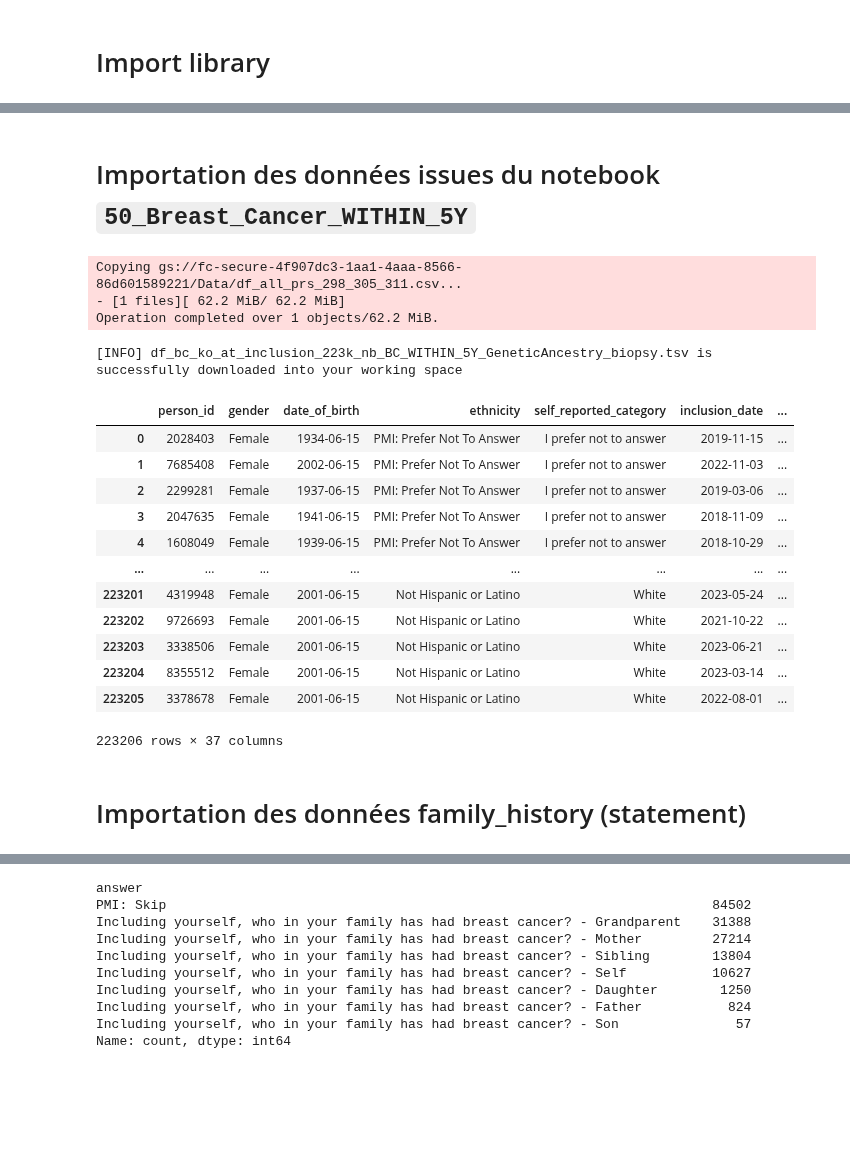
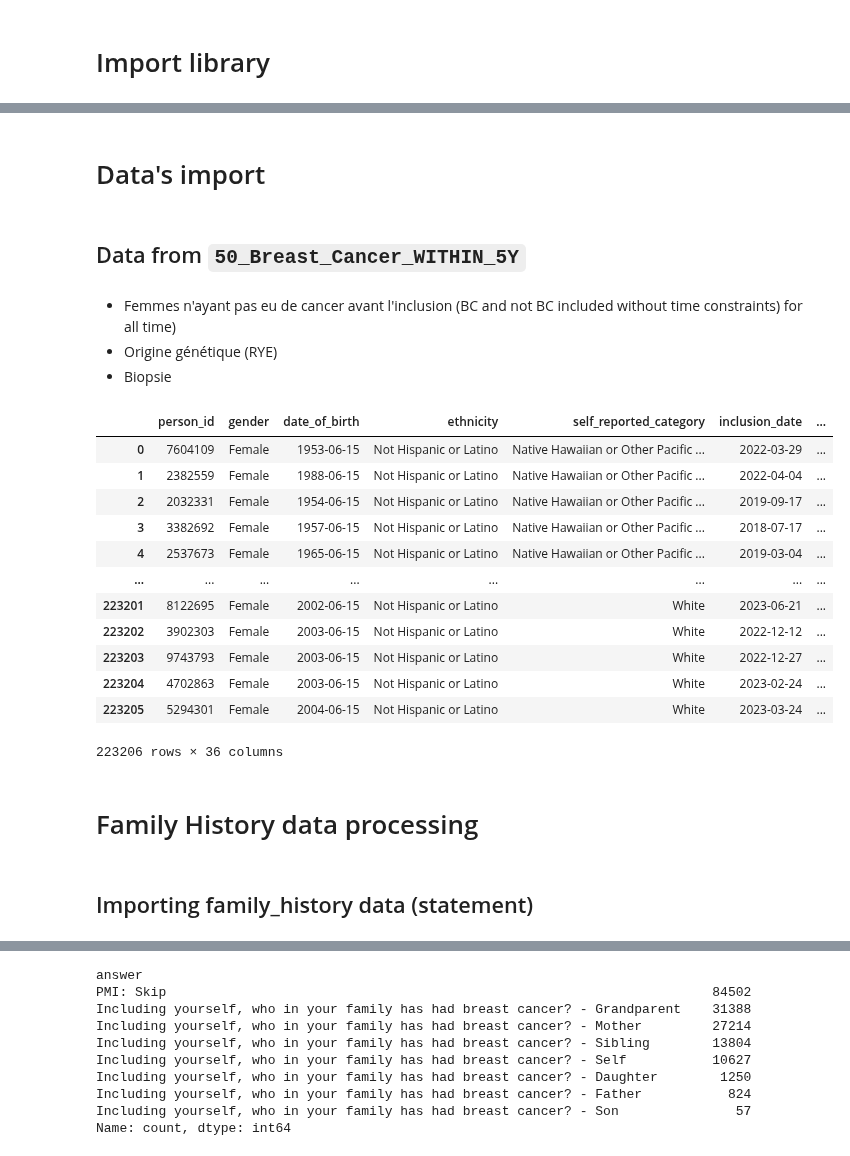
Before and after one commit to RR-DataSciences/Multi-trait-GWAS-in-admixed-populations, a Jupyter notebook: notebooks/53_BC_WITHIN_5Y_FamilyHistory_Treatment.ipynb, the cells around one changed output, grey strips where cells are left out. Saved outputs shown, nothing was run; the diff lists cells and outputs as text; code cells hidden in the pictures; blank space fills up the shorter version.

Commit message:
Execute notebooks 51_BC_WITHIN_5Y_GeneticAncestry_Treatment.ipynb and 52_BC_WITHIN_5Y_Biopsy_Treatment.ipynb and start checking the 53_BC_WITHIN_5Y_FamilyHistory_Treatment

```diff
--- a/notebooks/53_BC_WITHIN_5Y_FamilyHistory_Treatment.ipynb
+++ b/notebooks/53_BC_WITHIN_5Y_FamilyHistory_Treatment.ipynb
@@ -13,38 +49,37 @@ import matplotlib.pyplot as plt
-# %% [markdown]
-# Importation des données issues du notebook `50_Breast_Cancer_WITHIN_5Y`
+# %% [markdown]
+# Data's import
+# %% [markdown]
+## Data from `50_Breast_Cancer_WITHIN_5Y`
+# %% [markdown]
+* Femmes n'ayant pas eu de cancer avant l'inclusion (BC and not BC included without time constraints) for all time)
+* Origine génétique (RYE)
+* Biopsie
 # %%
 # get the bucket name
-my_bucket = os.getenv('WORKSPACE_BUCKET')
-
+my_bucket = os.getenv('WORKSPACE_TEMP_BUCKET')
 name_of_file_in_bucket = "df_bc_ko_at_inclusion_223k_nb_BC_WITHIN_5Y_GeneticAncestry_biopsy.tsv"
 
-# copy csv file from the bucket to the current working space
-os.system(f"gsutil cp 'gs://fc-secure-4f907dc3-1aa1-4aaa-8566-86d601589221/Data/df_all_prs_298_305_311.csv' .")
-
-print(f'[INFO] {name_of_file_in_bucket} is successfully downloaded into your working space')
 # save dataframe in a csv file in the same workspace as the notebook
-df_bc = pd.read_csv(name_of_file_in_bucket)
+df_bc = pd.read_csv(my_bucket +'/'+ name_of_file_in_bucket, sep=',', low_memory=False)
 df_bc
 # %% [output]
+|  | person_id | gender | date_of_birth | ethnicity | self_reported_category | inclusion_date | ... |
+| 0 | 7604109 | Female | 1953-06-15 | Not Hispanic or Latino | Native Hawaiian or Other Pacific ... | 2022-03-29 | ... |
+| 1 | 2382559 | Female | 1988-06-15 | Not Hispanic or Latino | Native Hawaiian or Other Pacific ... | 2022-04-04 | ... |
+| 2 | 2032331 | Female | 1954-06-15 | Not Hispanic or Latino | Native Hawaiian or Other Pacific ... | 2019-09-17 | ... |
+| 3 | 3382692 | Female | 1957-06-15 | Not Hispanic or Latino | Native Hawaiian or Other Pacific ... | 2018-07-17 | ... |
+| 4 | 2537673 | Female | 1965-06-15 | Not Hispanic or Latino | Native Hawaiian or Other Pacific ... | 2019-03-04 | ... |
+| ... | ... | ... | ... | ... | ... | ... | ... |
+| 223201 | 8122695 | Female | 2002-06-15 | Not Hispanic or Latino | White | 2023-06-21 | ... |
+| 223202 | 3902303 | Female | 2003-06-15 | Not Hispanic or Latino | White | 2022-12-12 | ... |
+| 223203 | 9743793 | Female | 2003-06-15 | Not Hispanic or Latino | White | 2022-12-27 | ... |
+| 223204 | 4702863 | Female | 2003-06-15 | Not Hispanic or Latino | White | 2023-02-24 | ... |
+| 223205 | 5294301 | Female | 2004-06-15 | Not Hispanic or Latino | White | 2023-03-24 | ... |
-Copying gs://fc-secure-4f907dc3-1aa1-4aaa-8566-86d601589221/Data/df_all_prs_298_305_311.csv...
-- [1 files][ 62.2 MiB/ 62.2 MiB]
-Operation completed over 1 objects/62.2 MiB.
+223206 rows × 36 columns
-[INFO] df_bc_ko_at_inclusion_223k_nb_BC_WITHIN_5Y_GeneticAncestry_biopsy.tsv is successfully downloaded into your working space
-|  | person_id | gender | date_of_birth | ethnicity | self_reported_category | inclusion_date | ... |
-| 0 | 2028403 | Female | 1934-06-15 | PMI: Prefer Not To Answer | I prefer not to answer | 2019-11-15 | ... |
-| 1 | 7685408 | Female | 2002-06-15 | PMI: Prefer Not To Answer | I prefer not to answer | 2022-11-03 | ... |
-| 2 | 2299281 | Female | 1937-06-15 | PMI: Prefer Not To Answer | I prefer not to answer | 2019-03-06 | ... |
-| 3 | 2047635 | Female | 1941-06-15 | PMI: Prefer Not To Answer | I prefer not to answer | 2018-11-09 | ... |
-| 4 | 1608049 | Female | 1939-06-15 | PMI: Prefer Not To Answer | I prefer not to answer | 2018-10-29 | ... |
-| ... | ... | ... | ... | ... | ... | ... | ... |
-| 223201 | 4319948 | Female | 2001-06-15 | Not Hispanic or Latino | White | 2023-05-24 | ... |
-| 223202 | 9726693 | Female | 2001-06-15 | Not Hispanic or Latino | White | 2021-10-22 | ... |
-| 223203 | 3338506 | Female | 2001-06-15 | Not Hispanic or Latino | White | 2023-06-21 | ... |
-| 223204 | 8355512 | Female | 2001-06-15 | Not Hispanic or Latino | White | 2023-03-14 | ... |
-| 223205 | 3378678 | Female | 2001-06-15 | Not Hispanic or Latino | White | 2022-08-01 | ... |
-223206 rows × 37 columns
+# %% [markdown]
+# Family History data processing
 # %% [markdown]
-# Importation des données family_history (statement)
+## Importing family_history data (statement)
 # %%
 import pandas
 import os
```
Also changed, not shown: parts of 12 cells of this notebook, 3 other files.
